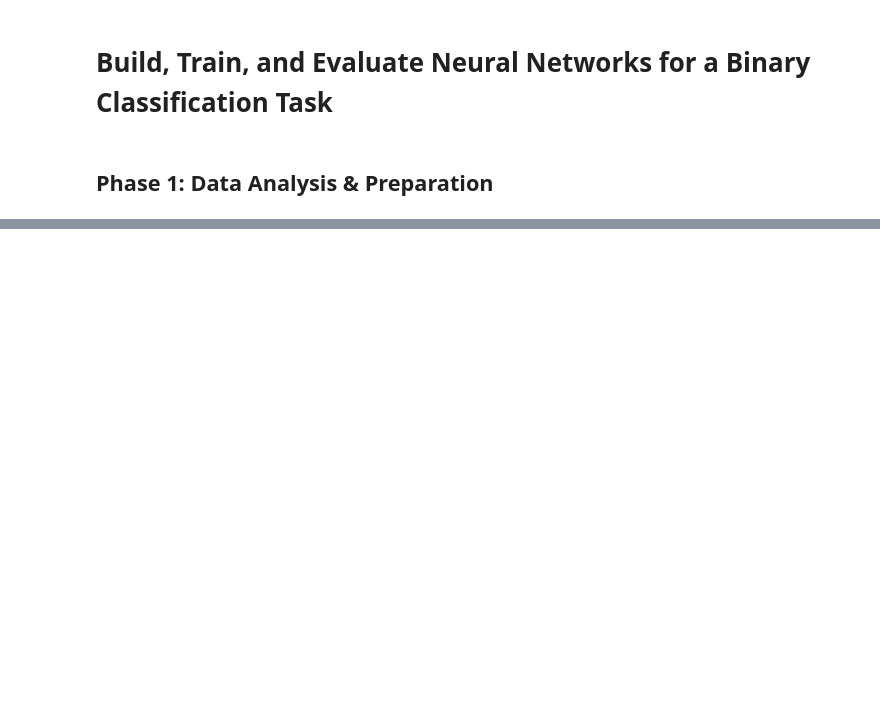
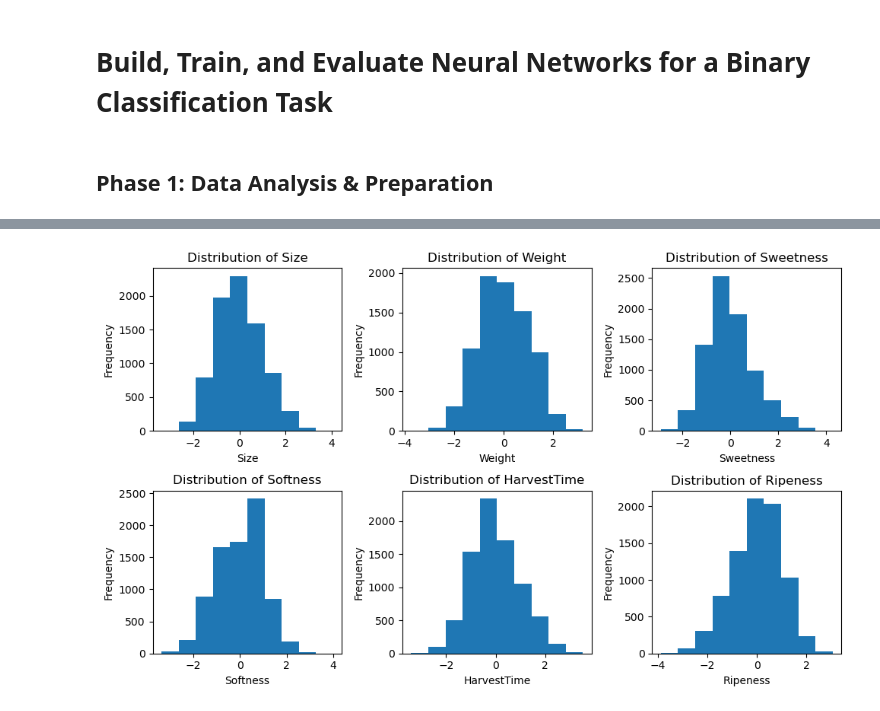
Before and after one commit to meganajoseph/NNtask, a Jupyter notebook: neural_networks_task.ipynb, the cells around one changed output, grey strips where cells are left out. Drawn from its saved outputs; the diff is of its cells as text; code cells hidden in the pictures; blank space fills up the shorter version.

```diff
--- a/neural_networks_task.ipynb
+++ b/neural_networks_task.ipynb
@@ -35,0 +34,4 @@ y.head()
+# %%
+# z-score normalize
+X_norm = (X-X.mean())/X.std()
+X_norm.head()
@@ -35,0 +45,14 @@ y.head()
+# %%
+# visualizations
+fig, axs = plt.subplots(2, 3, figsize=(10, 6))
+a = axs.ravel()
+for idx,ax in enumerate(a):
+    col = X_norm.columns[idx]
+    ax.hist(X_norm[col])
+    ax.set_title(f'Distribution of {col}')
+    ax.set_xlabel(f'{col}')
+    ax.set_ylabel('Frequency')
+plt.tight_layout()
+plt.show()
+# %% [output]
+[figure, added]
```
Also changed, not shown: parts of 9 cells of this notebook, 4 other files.
